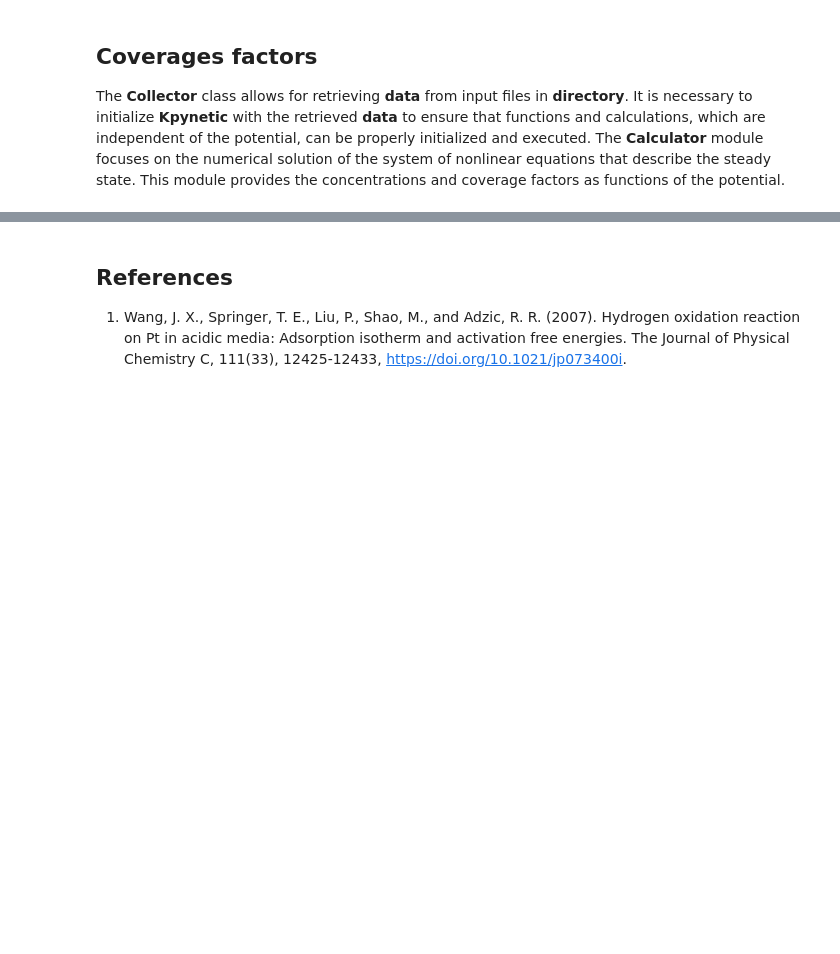
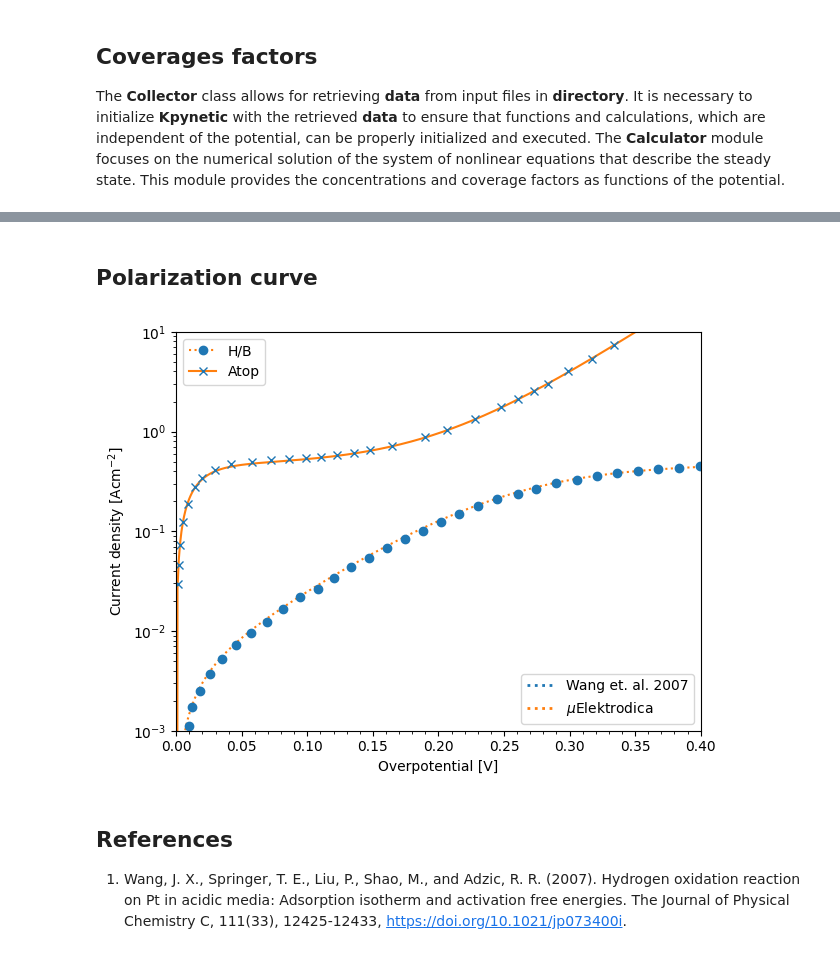
Before and after one commit to CarlosBaqueiro/MicroElektrodica, a Jupyter notebook: tutorials/melektrodica_tutorial_hydrogen.ipynb, the cells around one changed output, grey strips where cells are left out. Saved outputs shown, nothing was run; the diff lists cells and outputs as text; code cells hidden in the pictures; blank space fills up the shorter version.

```diff
--- a/tutorials/melektrodica_tutorial_hydrogen.ipynb
+++ b/tutorials/melektrodica_tutorial_hydrogen.ipynb
@@ -129,3 +142,27 @@ plt.show()
+# %% [markdown]
+## Polarization curve
+# %%
+currents = {"H/B": ("o", ":", j_hb), "Atop": ("x", "-", j_atop)}
+figname = os.path.join(directory, "WangHydrogen_j.png")
+plt.plot(melek.potential, melek.results.j, linestyle=":", color="tab:orange")
+plt.plot(melek_atop.potential, melek_atop.results.j, linestyle="-", color="tab:orange")
+for label, (mark, linest, data) in currents.items():
+    plt.plot(data[:, 0], data[:, 1], marker=mark, linestyle="", color="tab:blue")
+plt.ylabel(r"Current density [Acm$^{-2}$]")
+plt.xlabel("Overpotential [V]")
+plt.minorticks_on()
+plt.tight_layout()
+plt.yscale("log")
+plt.ylim(1e-3, 10)
+plt.xlim(0, 0.4)
+first_legend = plt.legend(handles=species_legend, loc="upper left")
+plt.gca().add_artist(first_legend)
+plt.legend(handles=solutions_legend, loc="lower right")
+plt.tight_layout()
+plt.savefig(figname, dpi=300, bbox_inches="tight", format="png")
+plt.show()
+# %% [output]
+[figure, added]
 # %% [markdown]
 ## References
 1. Wang, J. X., Springer, T. E., Liu, P., Shao, M., and Adzic, R. R. (2007). Hydrogen oxidation reaction on Pt in acidic media: Adsorption isotherm and activation free energies. The Journal of Physical Chemistry C, 111(33), 12425-12433, https://doi.org/10.1021/jp073400i.
```
Also changed, not shown: parts of 2 cells of this notebook, 2 other files.
